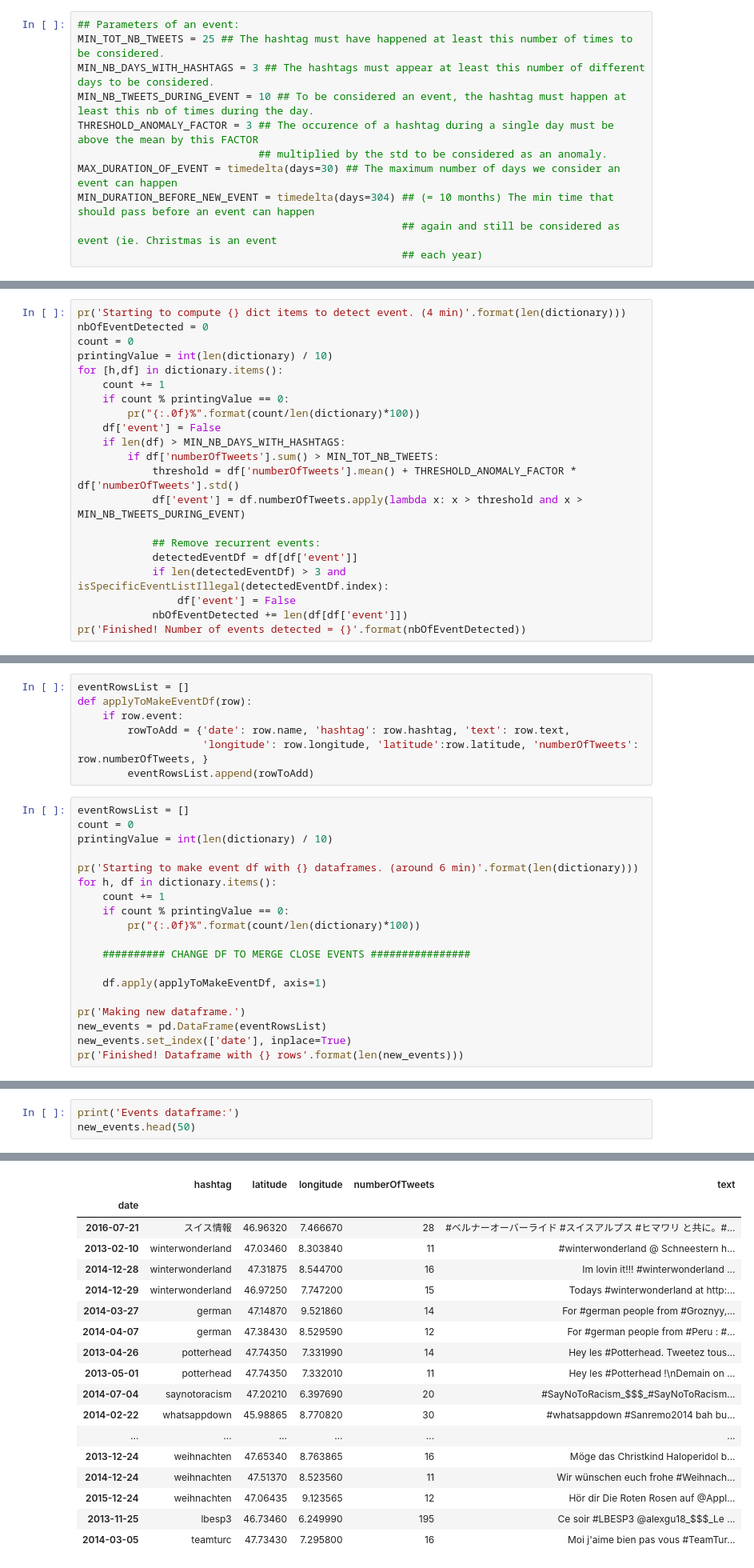
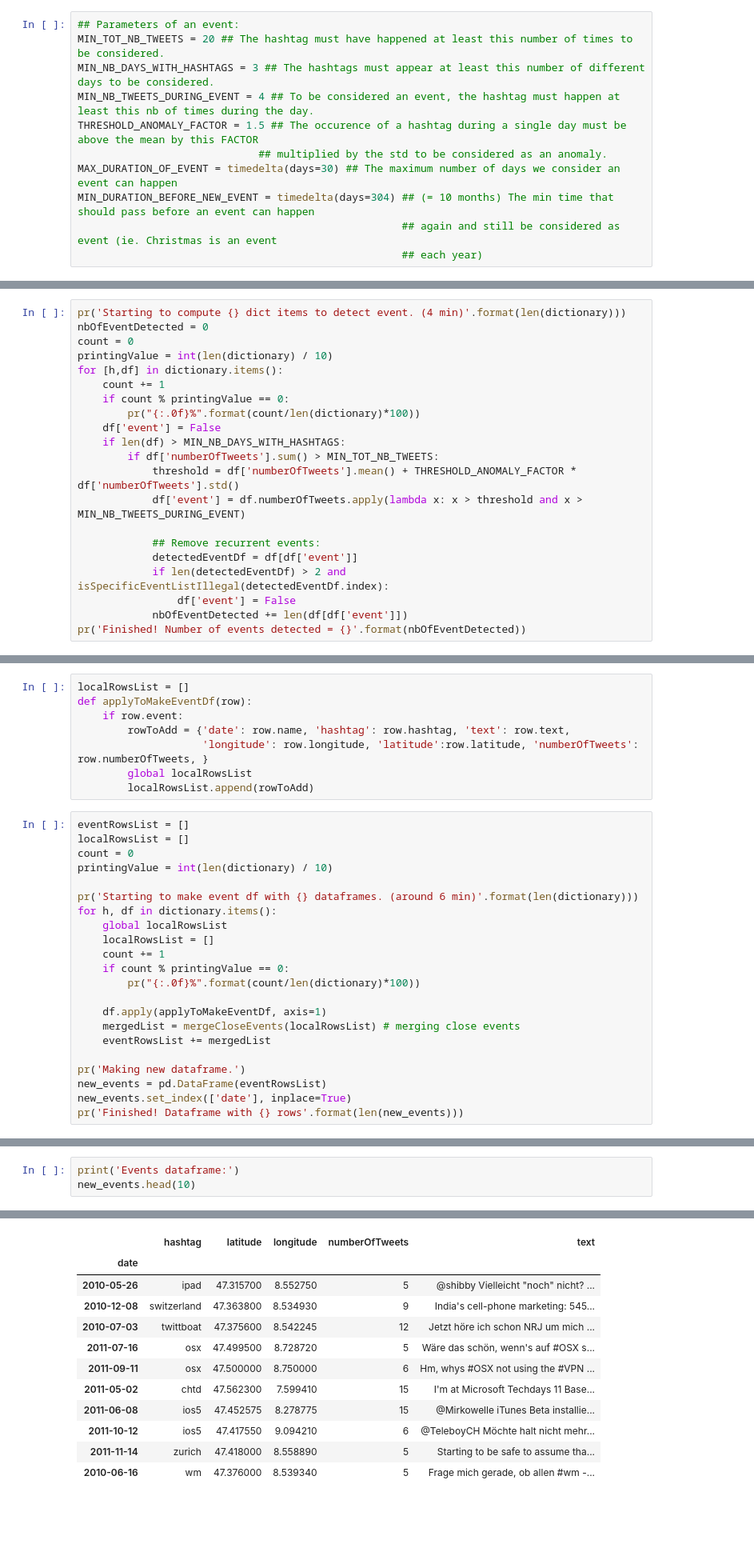
Before and after one commit to enrabre/AdaEPFL-Project, a Jupyter notebook: EventDetectionv2.1.ipynb, the cells around one changed output, grey strips where cells are left out. Shown: that part at 80% size. Cells and saved outputs as stored; diff of their text form; blank space fills up the shorter version.

Commit message:
Implemented merging close events

```diff
--- a/EventDetectionv2.1.ipynb
+++ b/EventDetectionv2.1.ipynb
@@ -277,10 +278,10 @@ Dictionary with hashtags dataframes:
 Parameters that define events:
 # %%
 ## Parameters of an event:
-MIN_TOT_NB_TWEETS = 25 ## The hashtag must have happened at least this number of times to be considered.
+MIN_TOT_NB_TWEETS = 20 ## The hashtag must have happened at least this number of times to be considered.
 MIN_NB_DAYS_WITH_HASHTAGS = 3 ## The hashtags must appear at least this number of different days to be considered.
-MIN_NB_TWEETS_DURING_EVENT = 10 ## To be considered an event, the hashtag must happen at least this nb of times during the day.
-THRESHOLD_ANOMALY_FACTOR = 3 ## The occurence of a hashtag during a single day must be above the mean by this FACTOR
+MIN_NB_TWEETS_DURING_EVENT = 4 ## To be considered an event, the hashtag must happen at least this nb of times during the day.
+THRESHOLD_ANOMALY_FACTOR = 1.5 ## The occurence of a hashtag during a single day must be above the mean by this FACTOR
                              ## multiplied by the std to be considered as an anomaly.
 MAX_DURATION_OF_EVENT = timedelta(days=30) ## The maximum number of days we consider an event can happen
 MIN_DURATION_BEFORE_NEW_EVENT = timedelta(days=304) ## (= 10 months) The min time that should pass before an event can happen
@@ -348,7 +351,7 @@ for [h,df] in dictionary.items():
 
             ## Remove recurrent events:
             detectedEventDf = df[df['event']]
-            if len(detectedEventDf) > 3 and isSpecificEventListIllegal(detectedEventDf.index):
+            if len(detectedEventDf) > 2 and isSpecificEventListIllegal(detectedEventDf.index):
                 df['event'] = False
             nbOfEventDetected += len(df[df['event']])
 pr('Finished! Number of events detected = {}'.format(nbOfEventDetected))
@@ -370,24 +462,28 @@ pr('Finished! Number of events detected = {}'.format(nbOfEventDetected))
 # %%
-eventRowsList = []
+localRowsList = []
 def applyToMakeEventDf(row):
     if row.event:
         rowToAdd = {'date': row.name, 'hashtag': row.hashtag, 'text': row.text,
                     'longitude': row.longitude, 'latitude':row.latitude, 'numberOfTweets': row.numberOfTweets, }
-        eventRowsList.append(rowToAdd)
+        global localRowsList
+        localRowsList.append(rowToAdd)
 # %%
 eventRowsList = []
+localRowsList = []
 count = 0
 printingValue = int(len(dictionary) / 10)
 
 pr('Starting to make event df with {} dataframes. (around 6 min)'.format(len(dictionary)))
 for h, df in dictionary.items():
+    global localRowsList
+    localRowsList = []
     count += 1
     if count % printingValue == 0:
         pr("{:.0f}%".format(count/len(dictionary)*100))
 
-    ########## CHANGE DF TO MERGE CLOSE EVENTS ################
-
     df.apply(applyToMakeEventDf, axis=1)
+    mergedList = mergeCloseEvents(localRowsList) # merging close events
+    eventRowsList += mergedList
 
 pr('Making new dataframe.')
 new_events = pd.DataFrame(eventRowsList)
@@ -410,26 +506,20 @@ pr('Finished! Dataframe with {} rows'.format(len(new_events)))
 # %%
 print('Events dataframe:')
-new_events.head(50)
+new_events.head(10)
 # %% [output]
 Events dataframe:
 |  | hashtag | latitude | longitude | numberOfTweets | text |
 | date |  |  |  |  |  |
-| 2016-07-21 | スイス情報 | 46.96320 | 7.466670 | 28 | #ベルナーオーバーライド #スイスアルプス #ヒマワリ と共に。#... |
-| 2013-02-10 | winterwonderland | 47.03460 | 8.303840 | 11 | #winterwonderland @ Schneestern h... |
-| 2014-12-28 | winterwonderland | 47.31875 | 8.544700 | 16 | Im lovin it!!! #winterwonderland ... |
-| 2014-12-29 | winterwonderland | 46.97250 | 7.747200 | 15 | Todays #winterwonderland at http:... |
-| 2014-03-27 | german | 47.14870 | 9.521860 | 14 | For #german people from #Groznyy,... |
-| 2014-04-07 | german | 47.38430 | 8.529590 | 12 | For #german people from #Peru : #... |
-| 2013-04-26 | potterhead | 47.74350 | 7.331990 | 14 | Hey les #Potterhead. Tweetez tous... |
-| 2013-05-01 | potterhead | 47.74350 | 7.332010 | 11 | Hey les #Potterhead !\nDemain on ... |
-| 2014-07-04 | saynotoracism | 47.20210 | 6.397690 | 20 | #SayNoToRacism_$$$_#SayNoToRacism... |
-| 2014-02-22 | whatsappdown | 45.98865 | 8.770820 | 30 | #whatsappdown #Sanremo2014 bah bu... |
-| ... | ... | ... | ... | ... | ... |
-| 2013-12-24 | weihnachten | 47.65340 | 8.763865 | 16 | Möge das Christkind Haloperidol b... |
-| 2014-12-24 | weihnachten | 47.51370 | 8.523560 | 11 | Wir wünschen euch frohe #Weihnach... |
-| 2015-12-24 | weihnachten | 47.06435 | 9.123565 | 12 | Hör dir Die Roten Rosen auf @Appl... |
-| 2013-11-25 | lbesp3 | 46.73460 | 6.249990 | 195 | Ce soir #LBESP3 @alexgu18_$$$_Le ... |
-| 2014-03-05 | teamturc | 47.73430 | 7.295800 | 16 | Moi j'aime bien pas vous #TeamTur... |
+| 2010-05-26 | ipad | 47.315700 | 8.552750 | 5 | @shibby Vielleicht "noch" nicht? ... |
+| 2010-12-08 | switzerland | 47.363800 | 8.534930 | 9 | India's cell-phone marketing: 545... |
+| 2010-07-03 | twittboat | 47.375600 | 8.542245 | 12 | Jetzt höre ich schon NRJ um mich ... |
+| 2011-07-16 | osx | 47.499500 | 8.728720 | 5 | Wäre das schön, wenn's auf #OSX s... |
+| 2011-09-11 | osx | 47.500000 | 8.750000 | 6 | Hm, whys #OSX not using the #VPN ... |
+| 2011-05-02 | chtd | 47.562300 | 7.599410 | 15 | I'm at Microsoft Techdays 11 Base... |
+| 2011-06-08 | ios5 | 47.452575 | 8.278775 | 15 | @Mirkowelle iTunes Beta installie... |
+| 2011-10-12 | ios5 | 47.417550 | 9.094210 | 6 | @TeleboyCH Möchte halt nicht mehr... |
+| 2011-11-14 | zurich | 47.418000 | 8.558890 | 5 | Starting to be safe to assume tha... |
+| 2010-06-16 | wm | 47.376000 | 8.539340 | 5 | Frage mich gerade, ob allen #wm -... |
 # %%
 print('Linked dataframe of all days:')
 dictionary[new_events.iloc[0].hashtag].head(10)
```
Also changed, not shown: parts of 27 cells of this notebook.
